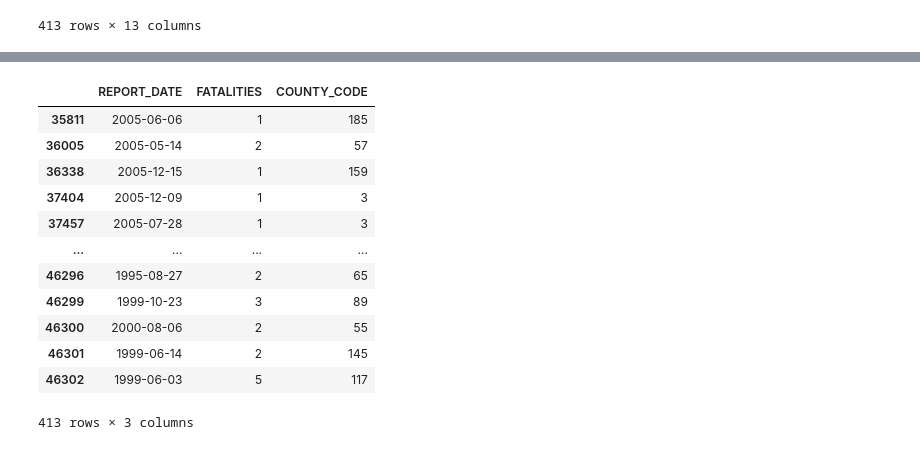
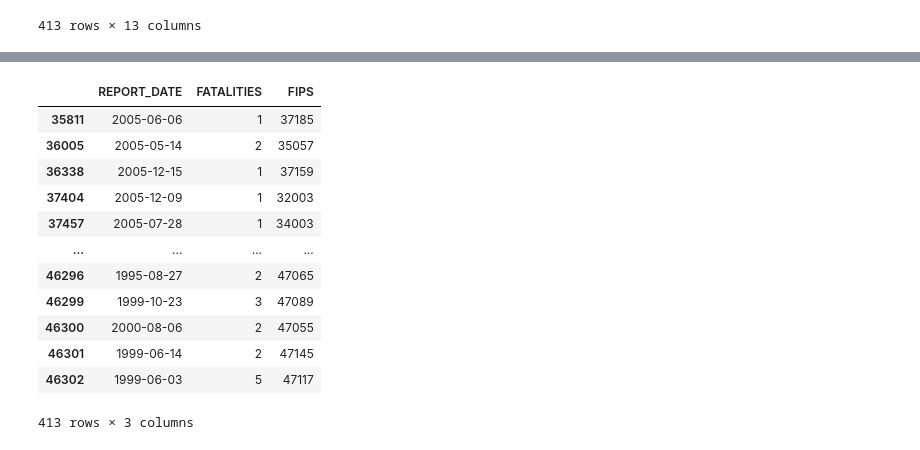
Before and after one commit to WilliamClintC/Research-Proposal-Trucks, a Jupyter notebook: Exploration/2.ipynb, the cells around one changed output, grey strips where cells are left out. Saved outputs shown, nothing was run; the diff lists cells and outputs as text; code cells hidden in the pictures.

Commit message:
initial model is finished. county data was incorporated into event study model

```diff
--- a/Exploration/2.ipynb
+++ b/Exploration/2.ipynb
@@ -381,17 +383,17 @@ county_change_df
 # %%
-fatalities_filtered_df = fatalities_filtered_df[['REPORT_DATE',  'FATALITIES','COUNTY_CODE']]
+fatalities_filtered_df = fatalities_filtered_df[['REPORT_DATE',  'FATALITIES','FIPS']]
 fatalities_filtered_df
 # %% [output]
-|  | REPORT_DATE | FATALITIES | COUNTY_CODE |
-| 35811 | 2005-06-06 | 1 | 185 |
-| 36005 | 2005-05-14 | 2 | 57 |
-| 36338 | 2005-12-15 | 1 | 159 |
-| 37404 | 2005-12-09 | 1 | 3 |
-| 37457 | 2005-07-28 | 1 | 3 |
+|  | REPORT_DATE | FATALITIES | FIPS |
+| 35811 | 2005-06-06 | 1 | 37185 |
+| 36005 | 2005-05-14 | 2 | 35057 |
+| 36338 | 2005-12-15 | 1 | 37159 |
+| 37404 | 2005-12-09 | 1 | 32003 |
+| 37457 | 2005-07-28 | 1 | 34003 |
 | ... | ... | ... | ... |
-| 46296 | 1995-08-27 | 2 | 65 |
-| 46299 | 1999-10-23 | 3 | 89 |
-| 46300 | 2000-08-06 | 2 | 55 |
-| 46301 | 1999-06-14 | 2 | 145 |
-| 46302 | 1999-06-03 | 5 | 117 |
+| 46296 | 1995-08-27 | 2 | 47065 |
+| 46299 | 1999-10-23 | 3 | 47089 |
+| 46300 | 2000-08-06 | 2 | 47055 |
+| 46301 | 1999-06-14 | 2 | 47145 |
+| 46302 | 1999-06-03 | 5 | 47117 |
 413 rows × 3 columns
```
Also changed, not shown: parts of 14 cells of this notebook, 14 other files.
